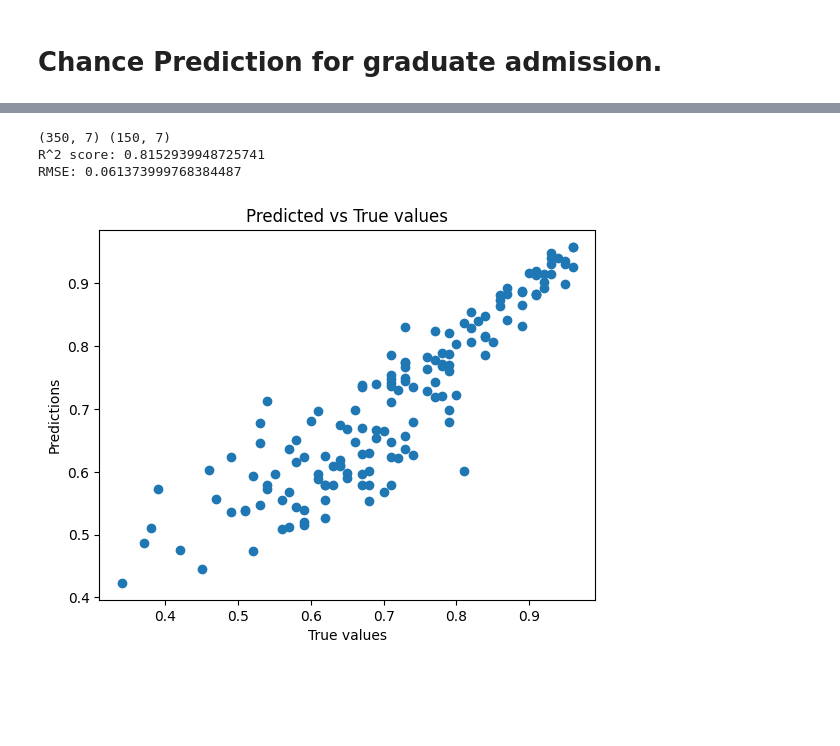
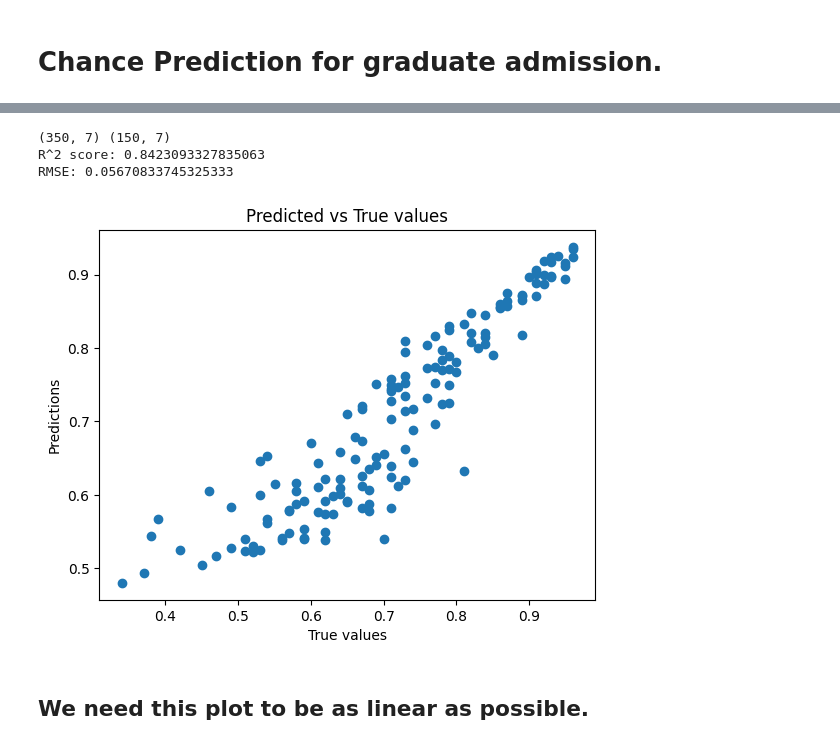
Before and after one commit to variden3301/Neural-Networks-With-Pytorch, a Jupyter notebook: Homework/21070001048.ipynb, the cells around one changed output, grey strips where cells are left out. Cells and saved outputs as stored; diff of their text form; code cells hidden in the pictures; blank space fills up the shorter version.

```diff
--- a/Homework/21070001048.ipynb
+++ b/Homework/21070001048.ipynb
@@ -245,6 +253,8 @@ class TwoLayerNN:
         self.a2 = self.sigmoid(self.z2)
         return self.a2
 
+
+
     def backward(self, X, y, output):
         # Backward pass
         error = output - y
@@ -275,34 +285,36 @@ class TwoLayerNN:
             # Backpropagation
             self.backward(X, y, output)
 
     def predict(self, X):
         # Predict output for new data
         return self.forward(X)
 
 
 
-model = TwoLayerNN(input_size=7, hidden_size=4, output_size=1, learning_rate=0.01, momentum=0.090, l2_reg=0.001)
+model = TwoLayerNN(input_size=7, hidden_size=5, output_size=1, learning_rate=0.001, momentum=0.03, l2_reg=0.001)
 model.train(x_train, y_train, epochs=100000)
 
 # Predict the validation set
 y_pred = model.predict(x_valid)
 
 # Calculate the R^2 score
 r2 = r2_score(y_valid, y_pred)
 print('R^2 score:', r2)
 
 # Calculate the RMSE
 rmse = root_mean_squared_error(y_valid, y_pred)
 print('RMSE:', rmse)
 
 # Plot the predicted vs true values
 plt.scatter(y_valid, y_pred)
 plt.xlabel('True values')
 plt.ylabel('Predictions')
 plt.title('Predicted vs True values')
 plt.show()
 # %% [output]
 (350, 7) (150, 7)
-R^2 score: 0.8152939948725741
-RMSE: 0.061373999768384487
+R^2 score: 0.8423093327835063
+RMSE: 0.05670833745325333
-[figure, old version]
+[figure, new version]
+# %% [markdown]
+## We need this plot to be as linear as possible.
```
Also changed, not shown: parts of 4 cells of this notebook, 1 other file.
